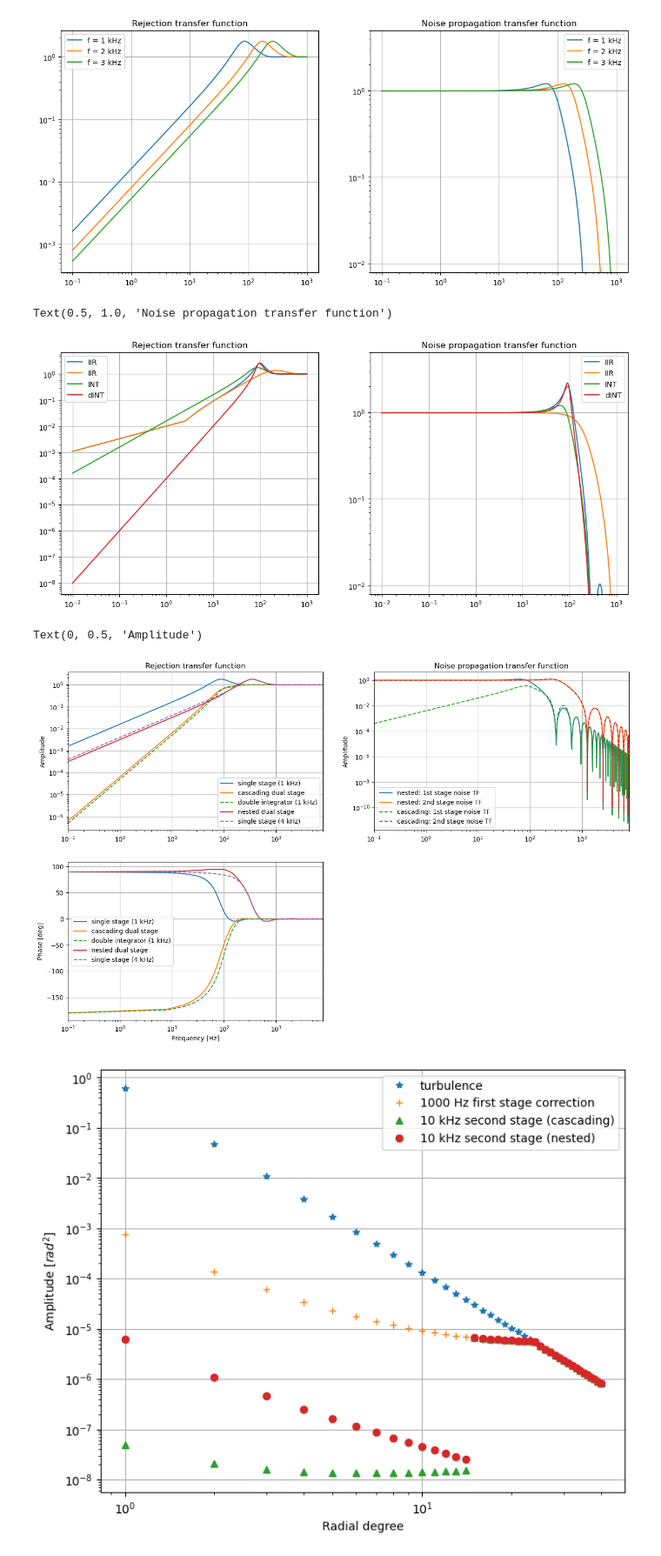
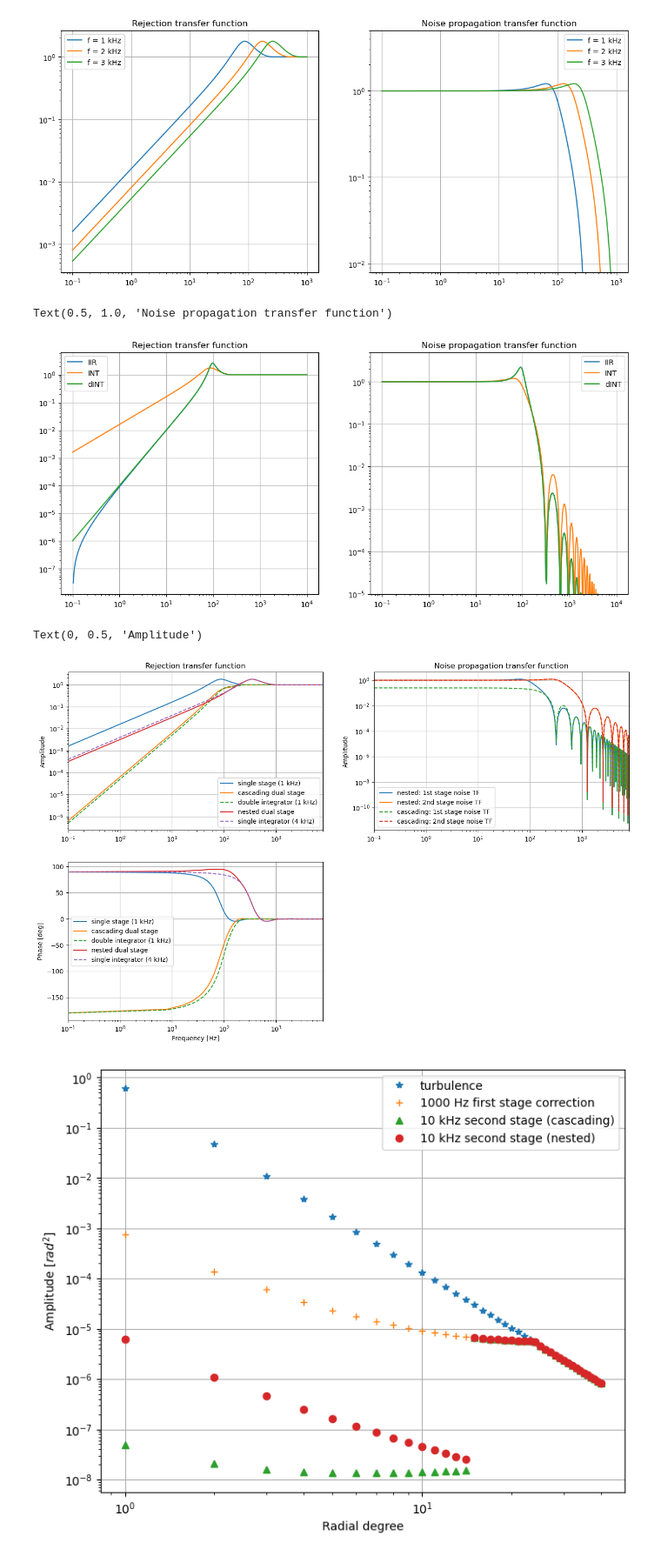
Before and after one commit to ArcetriAdaptiveOptics/ekarus, a Jupyter notebook: ekarus/notebooks/TestControl.ipynb, the cells around one changed output. Shown at 87% size. Cells and saved outputs as stored; diff of their text form; code cells hidden in the pictures.

```diff
--- a/ekarus/notebooks/TestControl.ipynb
+++ b/ekarus/notebooks/TestControl.ipynb
@@ -154,19 +154,19 @@ Text(0.5, 1.0, 'Noise propagation transfer function')
 # b,a = signal.zpk2tf(z=[0.45,0.85],p=[0.995,1.0],k=1.0)
 
 fs = 1000
-freq = xp.linspace(0.01,1000,400)
+Gopt = xp.pi/(4*1/fs*1/fs*2)
+freq = xp.logspace(-1,4,400)
 oltf = OLTF(Gopt,1/fs,2/fs,freq)
 int_restf = 1/(1+oltf)
 int_ntf = oltf/(1+oltf)
-OLTFiir = lambda G,T,Td,f,p,z: G*(f-z[0])/((f-p[0])*(f-p[1])) * (xp.sinc(om(f)*T/2))**2 * xp.exp(-1j*om(f)*Td-1j*xp.pi/2) #*(f-z[1])
+# OLTFiir = lambda G,T,Td,f,p,z: G*(f-z[0])/((f-p[0])*(f-p[1])) * (xp.sinc(om(f)*T/2))**2 * xp.exp(-1j*om(f)*Td-1j*xp.pi/2) #*(f-z[1])
+OLTFiir = lambda G,T,Td,f,p,z: G*xp.prod(xp.tile(f,[len(z),1])-xp.repeat(z,len(f)).reshape([len(z),len(f)]),axis=0)/xp.prod(xp.tile(f,[len(p),1])-xp.repeat(p,len(f)).reshape([len(p),len(f)]),axis=0) * (xp.sinc(om(f)*T/2))**2 * xp.exp(-1j*om(f)*Td-1j*xp.pi/2) #*(f-z[1])
 dOLTF = lambda G,T,Td,f: G/(om(f)**2) * (xp.sinc(om(f)*T/2))**2 * xp.exp(-1j*om(f)*Td-1j*xp.pi/2)
 
-Giir = 100
+Giir = 10000
 
-z=[0.1]
-p=[0.0,1.0]
-# z=[0.045,0.085]
-# p=[0.0995,0.10]
+z=xp.array([])
+p=xp.array([0.0,0.1])
 oltf = OLTFiir(Giir,1/fs,2/fs,freq,p,z)
 restf = 1/(1+oltf)
 ntf = oltf/(1+oltf)
@@ -175,41 +175,41 @@ ntf = oltf/(1+oltf)
 # p=[0.75,0.9]
 # z=[0.45,0.85]
 # p=[0.995,1.0]
-fs2 = 3*fs
-oltf2 = OLTFiir(Giir,1/fs2,2/fs2,freq,p,z)
-restf2 = 1/(1+oltf2)
-ntf2 = oltf2/(1+oltf2)
+# fs2 = 3*fs
+# oltf2 = OLTFiir(Giir,1/fs2,2/fs2,freq,p,z)
+# restf2 = 1/(1+oltf2)
+# ntf2 = oltf2/(1+oltf2)
 
 doltf = dOLTF(Gopt,1/fs,2/fs,freq)
 drestf = 1/(1+doltf)
 dntf = doltf/(1+doltf)
 
 plt.figure(figsize=(14,6))
 plt.subplot(1,2,1)
 plt.plot(xp.asnumpy(freq),xp.asnumpy(xp.abs(restf)),label='IIR')
-plt.plot(xp.asnumpy(freq),xp.asnumpy(xp.abs(restf2)),label='IIR')
+# plt.plot(xp.asnumpy(freq),xp.asnumpy(xp.abs(restf2)),label='IIR')
 plt.plot(xp.asnumpy(freq),xp.asnumpy(xp.abs(int_restf)),label='INT')
 plt.plot(xp.asnumpy(freq),xp.asnumpy(xp.abs(drestf)),label='dINT')
 plt.legend()
 plt.grid()
 plt.xscale('log')
 plt.yscale('log')
 plt.title('Rejection transfer function')
 
 plt.subplot(1,2,2)
 plt.plot(xp.asnumpy(freq),xp.asnumpy(xp.abs(ntf)),label='IIR')
-plt.plot(xp.asnumpy(freq),xp.asnumpy(xp.abs(ntf2)),label='IIR')
+# plt.plot(xp.asnumpy(freq),xp.asnumpy(xp.abs(ntf2)),label='IIR')
 plt.plot(xp.asnumpy(freq),xp.asnumpy(xp.abs(int_ntf)),label='INT')
 plt.plot(xp.asnumpy(freq),xp.asnumpy(xp.abs(dntf)),label='dINT')
 plt.legend()
 plt.grid()
 plt.xscale('log')
 plt.yscale('log')
-plt.ylim([8e-3,5])
+plt.ylim([1e-5,5])
 plt.title('Noise propagation transfer function')
 # %% [output]
 Text(0.5, 1.0, 'Noise propagation transfer function')
-[figure, old version]
+[figure, new version]
 # %%
 # Cascading
 rad2deg = 180/xp.pi
@@ -233,7 +233,7 @@ dint_tf = 1.0/(1.0+DOLTF(dGopt,1/f1,2/f1,freq))
 
 ntf1 = oltf1/(1+oltf1)
 ntf2 = oltf2/(1+oltf2)
-ntf12 = ntf1*1.0/(1.0+oltf2)
+ntf12 = oltf1/(1.0+oltf2) #ntf1*1.0/(1.0+oltf2)
 
 plt.figure(figsize=(16,10))
 plt.subplot(2,2,1)
@@ -241,7 +241,7 @@ plt.plot(xp.asnumpy(freq),xp.asnumpy(xp.abs(ssao_tf)),label=f'single stage ({f1/
 plt.plot(xp.asnumpy(freq),xp.asnumpy(xp.abs(cascao_tf)),label='cascading dual stage')
 plt.plot(xp.asnumpy(freq),xp.asnumpy(xp.abs(dint_tf)),'--',label=f'double integrator ({f1/1e+3:1.0f} kHz)')
 plt.plot(xp.asnumpy(freq),xp.asnumpy(xp.abs(nestao_tf)),label='nested dual stage')
-plt.plot(xp.asnumpy(freq),xp.asnumpy(xp.abs(ssao4khz_tf)),'--',label=f'single stage ({f2/1e+3:1.0f} kHz)')
+plt.plot(xp.asnumpy(freq),xp.asnumpy(xp.abs(ssao4khz_tf)),'--',label=f'single integrator ({f2/1e+3:1.0f} kHz)')
 plt.legend()
 plt.grid()
 plt.xlim([0.1,f2*2])
@@ -254,7 +254,7 @@ plt.plot(xp.asnumpy(freq),xp.asnumpy(xp.angle(ssao_tf)*rad2deg),label=f'single s
 plt.plot(xp.asnumpy(freq),xp.asnumpy(xp.angle(cascao_tf)*rad2deg),label='cascading dual stage')
 plt.plot(xp.asnumpy(freq),xp.asnumpy(xp.angle(dint_tf)*rad2deg),'--',label=f'double integrator ({f1/1e+3:1.0f} kHz)')
 plt.plot(xp.asnumpy(freq),xp.asnumpy(xp.angle(nestao_tf)*rad2deg),label='nested dual stage')
-plt.plot(xp.asnumpy(freq),xp.asnumpy(xp.angle(ssao4khz_tf)*rad2deg),'--',label=f'single stage ({f2/1e+3:1.0f} kHz)')
+plt.plot(xp.asnumpy(freq),xp.asnumpy(xp.angle(ssao4khz_tf)*rad2deg),'--',label=f'single integrator ({f2/1e+3:1.0f} kHz)')
 plt.legend()
 plt.grid()
 plt.xlim([0.1,f2*2])
@@ -288,7 +288,7 @@ plt.ylabel('Amplitude')
 # plt.xlabel('Frequency [Hz]')
 # %% [output]
 Text(0, 0.5, 'Amplitude')
-[figure, old version]
+[figure, new version]
 # %%
 freq =xp.linspace(0.1,1e+4,5000)
 
```
Also changed, not shown: parts of 1 cell of this notebook, 15 other files.
